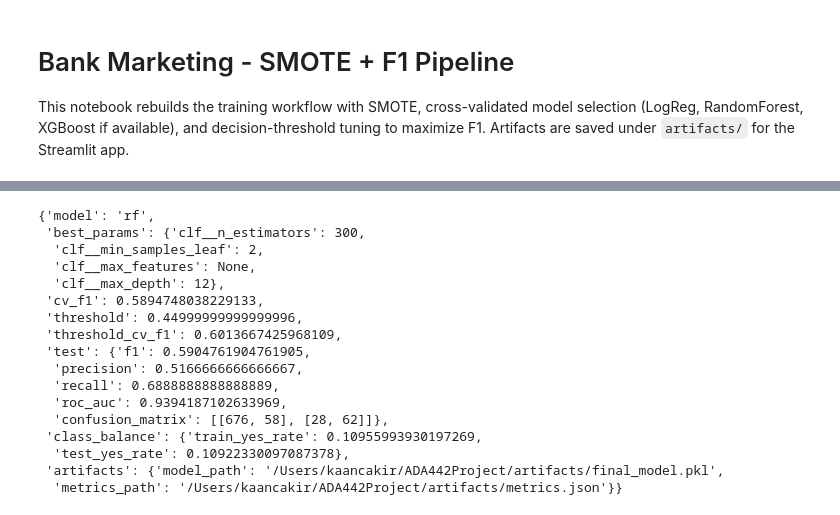
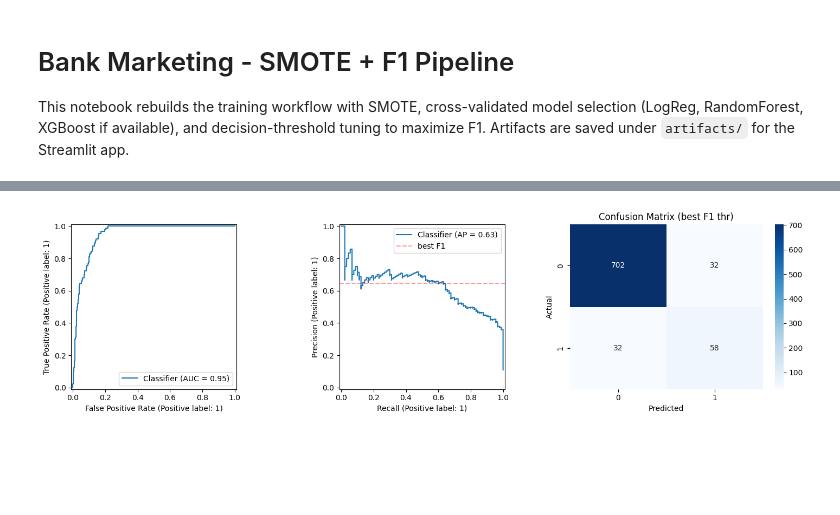
Before and after one commit to kaancakr/Bank-Term-Deposit-Prediction, a Jupyter notebook: project.ipynb, the cells around one changed output, grey strips where cells are left out. Cells and saved outputs as stored; diff of their text form; code cells hidden in the pictures; blank space fills up the shorter version.

Commit message:
model updated

```diff
--- a/project.ipynb
+++ b/project.ipynb
@@ -278,31 +255,39 @@ Confusion matrix (rows=true, cols=pred): [[676, 58], [28, 62]]
 # %%
-metrics = {
-    "model": best_entry["name"],
-    "best_params": best_entry["best_params"],
-    "cv_f1": float(best_entry["cv_f1"]),
-    "threshold": float(best_threshold),
-    "threshold_cv_f1": float(best_thr_f1),
-    "test": {
-        "f1": float(test_f1),
-        "precision": float(test_precision),
-        "recall": float(test_recall),
-        "roc_auc": float(test_roc_auc),
-        "confusion_matrix": test_cm,
-    },
-    "class_balance": {
-        "train_yes_rate": float(y_train.mean()),
-        "test_yes_rate": float(y_test.mean()),
-    },
-    "artifacts": {
-        "model_path": str(MODEL_PATH),
-        "metrics_path": str(METRICS_PATH),
-    },
-}
 
-joblib.dump(final_model, MODEL_PATH)
-METRICS_PATH.write_text(json.dumps(metrics, indent=2))
 
-print(f"Saved model to {MODEL_PATH}")
-print(f"Saved metrics to {METRICS_PATH}")
-metrics
+# Evaluation on hold-out test set + F1-optimal threshold search
+
+# Probabilities for positive class
+y_proba = best_model.predict_proba(X_test)[:, 1]
+
+# Default 0.5 threshold for reference
+y_pred_default = best_model.predict(X_test)
+roc_auc = roc_auc_score(y_test, y_proba)
+f1_default = f1_score(y_test, y_pred_default)
+print('ROC-AUC (prob-based):', roc_auc)
+print('F1 @ 0.5 threshold:', f1_default)
+print('\nClassification report (0.5 threshold):\n', classification_report(y_test, y_pred_default))
+
+# Search threshold that maximizes F1
+prec, rec, thr = precision_recall_curve(y_test, y_proba)
+f1_scores = 2 * (prec * rec) / (prec + rec + 1e-9)
+best_idx = f1_scores.argmax()
+best_thr = thr[best_idx] if best_idx < len(thr) else 0.5
+f1_best = f1_scores[best_idx]
+y_pred_best = (y_proba >= best_thr).astype(int)
+print(f"\nBest F1: {f1_best:.3f} at threshold ~ {best_thr:.3f}")
+print('\nClassification report (best F1 threshold):\n', classification_report(y_test, y_pred_best))
+
+fig, axes = plt.subplots(1, 3, figsize=(15, 4))
+RocCurveDisplay.from_predictions(y_test, y_proba, ax=axes[0])
+PrecisionRecallDisplay.from_predictions(y_test, y_proba, ax=axes[1])
+axes[1].axhline(f1_best, color='red', ls='--', alpha=0.4, label='best F1')
+axes[1].legend()
+cm = confusion_matrix(y_test, y_pred_best)
+sns.heatmap(cm, annot=True, fmt='d', cmap='Blues', ax=axes[2])
+axes[2].set_xlabel('Predicted')
+axes[2].set_ylabel('Actual')
+axes[2].set_title('Confusion Matrix (best F1 thr)')
+plt.tight_layout()
+plt.show()
 # %% [output]
@@ -311,17 +311 @@ Saved metrics to /Users/kaancakir/ADA442Project/artifacts/metrics.json
-{'model': 'rf',
- 'best_params': {'clf__n_estimators': 300,
-  'clf__min_samples_leaf': 2,
-  'clf__max_features': None,
-  'clf__max_depth': 12},
- 'cv_f1': 0.5894748038229133,
- 'threshold': 0.44999999999999996,
- 'threshold_cv_f1': 0.6013667425968109,
- 'test': {'f1': 0.5904761904761905,
-  'precision': 0.5166666666666667,
-  'recall': 0.6888888888888889,
-  'roc_auc': 0.9394187102633969,
-  'confusion_matrix': [[676, 58], [28, 62]]},
- 'class_balance': {'train_yes_rate': 0.10955993930197269,
-  'test_yes_rate': 0.10922330097087378},
- 'artifacts': {'model_path': '/Users/kaancakir/ADA442Project/artifacts/final_model.pkl',
-  'metrics_path': '/Users/kaancakir/ADA442Project/artifacts/metrics.json'}}
+[figure, added]
```
Also changed, not shown: parts of 10 cells of this notebook, 3 other files.
